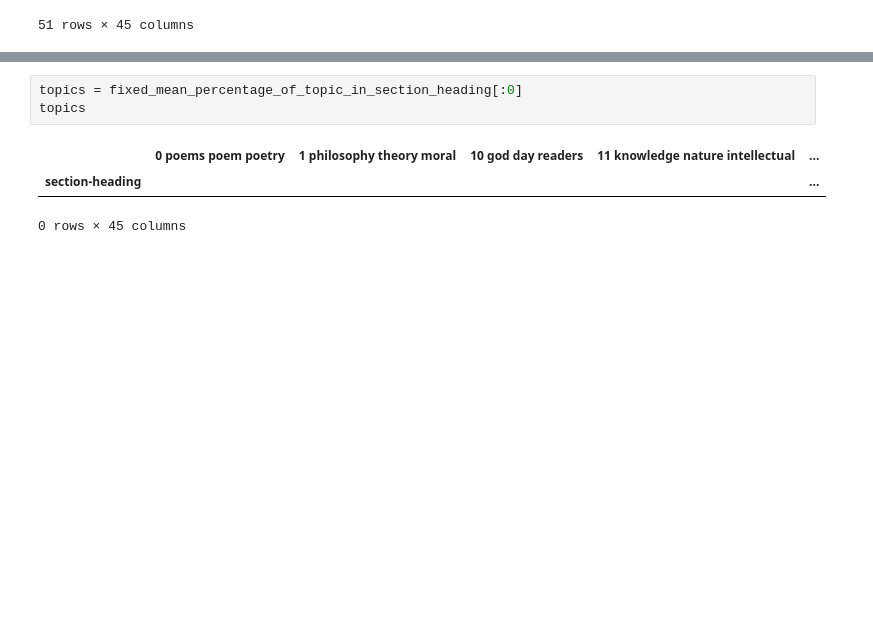
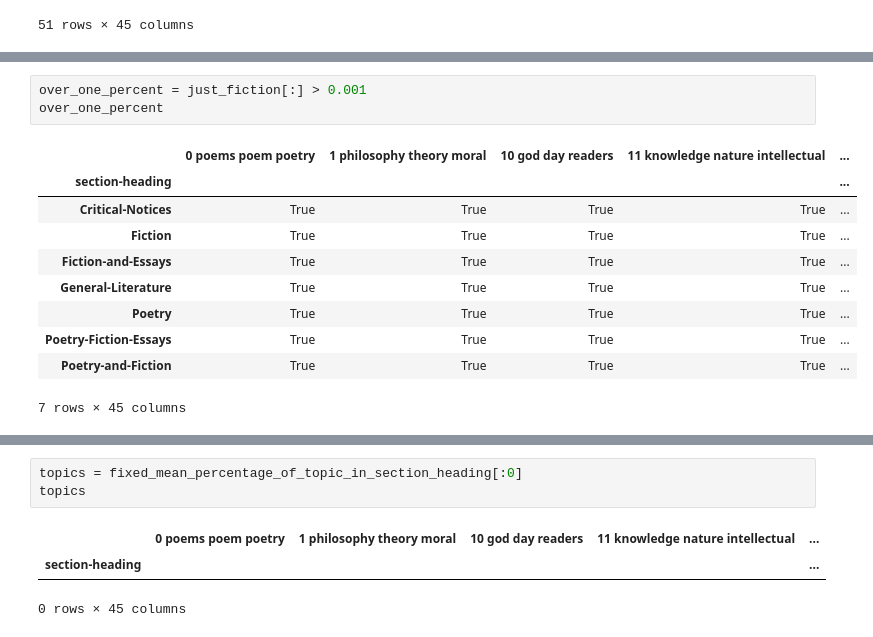
Before and after one commit to sceckert/periodical-project, a Jupyter notebook: Periodical-Project.ipynb, the cells around one changed output, grey strips where cells are left out. Cells and saved outputs as stored; diff of their text form; blank space fills up the shorter version.

```diff
--- a/Periodical-Project.ipynb
+++ b/Periodical-Project.ipynb
@@ -309,0 +337,14 @@ fixed_mean_percentage_of_topic_in_section_heading
+# %%
+over_one_percent = just_fiction[:] > 0.001
+over_one_percent
+# %% [output]
+|  | 0 poems poem poetry | 1 philosophy theory moral | 10 god day readers | 11 knowledge nature intellectual | ... |
+| section-heading |  |  |  |  | ... |
+| Critical-Notices | True | True | True | True | ... |
+| Fiction | True | True | True | True | ... |
+| Fiction-and-Essays | True | True | True | True | ... |
+| General-Literature | True | True | True | True | ... |
+| Poetry | True | True | True | True | ... |
+| Poetry-Fiction-Essays | True | True | True | True | ... |
+| Poetry-and-Fiction | True | True | True | True | ... |
+7 rows × 45 columns
```
Also changed, not shown: parts of 4 cells of this notebook.
